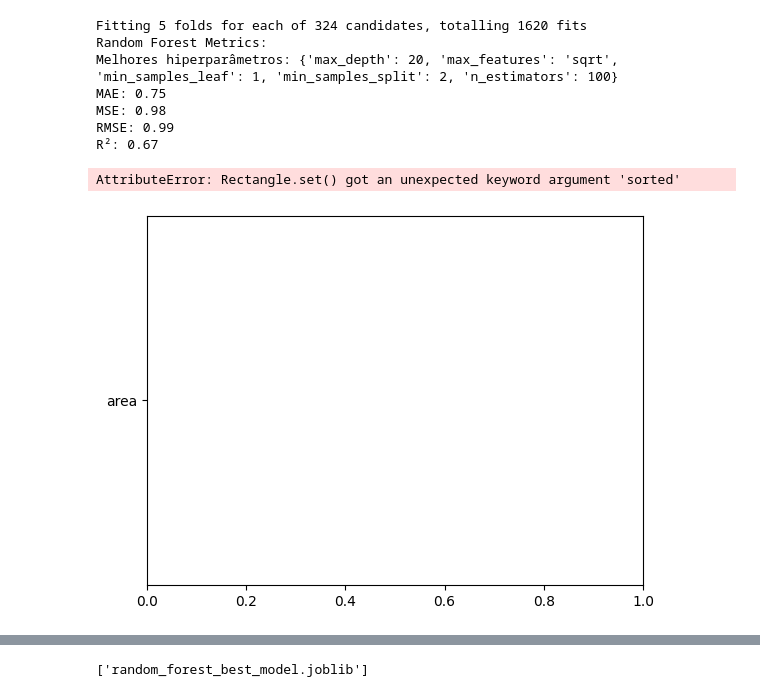
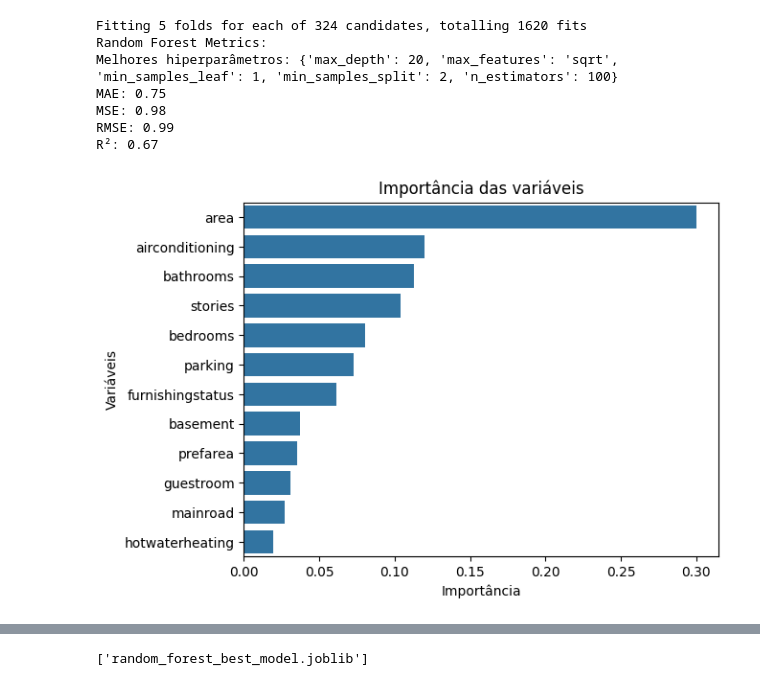
Before and after one commit to jandeilsonxavier/housing-price-prediction, a Jupyter notebook: housing_price_prediction.ipynb, the cells around one changed output, grey strips where cells are left out. Drawn from its saved outputs; the diff is of its cells as text; code cells hidden in the pictures.

```diff
--- a/housing_price_prediction.ipynb
+++ b/housing_price_prediction.ipynb
@@ -490,15 +476,17 @@ MSE: 0.98
 RMSE: 0.99
 R²: 0.67
 # %%
-#Visualizar importância das variáveis:
+# Visualizar importância das variáveis para o modelo RF:
 importances = best_rf.feature_importances_
 features = X_train.columns
 
-sns.barplot(x=importances, y=features)
+# Ordenar a lista
+feature_importances = pd.Series(importances, index=features).sort_values(ascending=False)
+
+sns.barplot(x=feature_importances.values, y=feature_importances.index)
 plt.title("Importância das variáveis")
 plt.xlabel("Importância")
 plt.ylabel("Variáveis")
 plt.show()
 # %% [output]
-AttributeError: Rectangle.set() got an unexpected keyword argument 'sorted'
-[figure, old version]
+[figure, new version]
```
Also changed, not shown: parts of 15 cells of this notebook.
